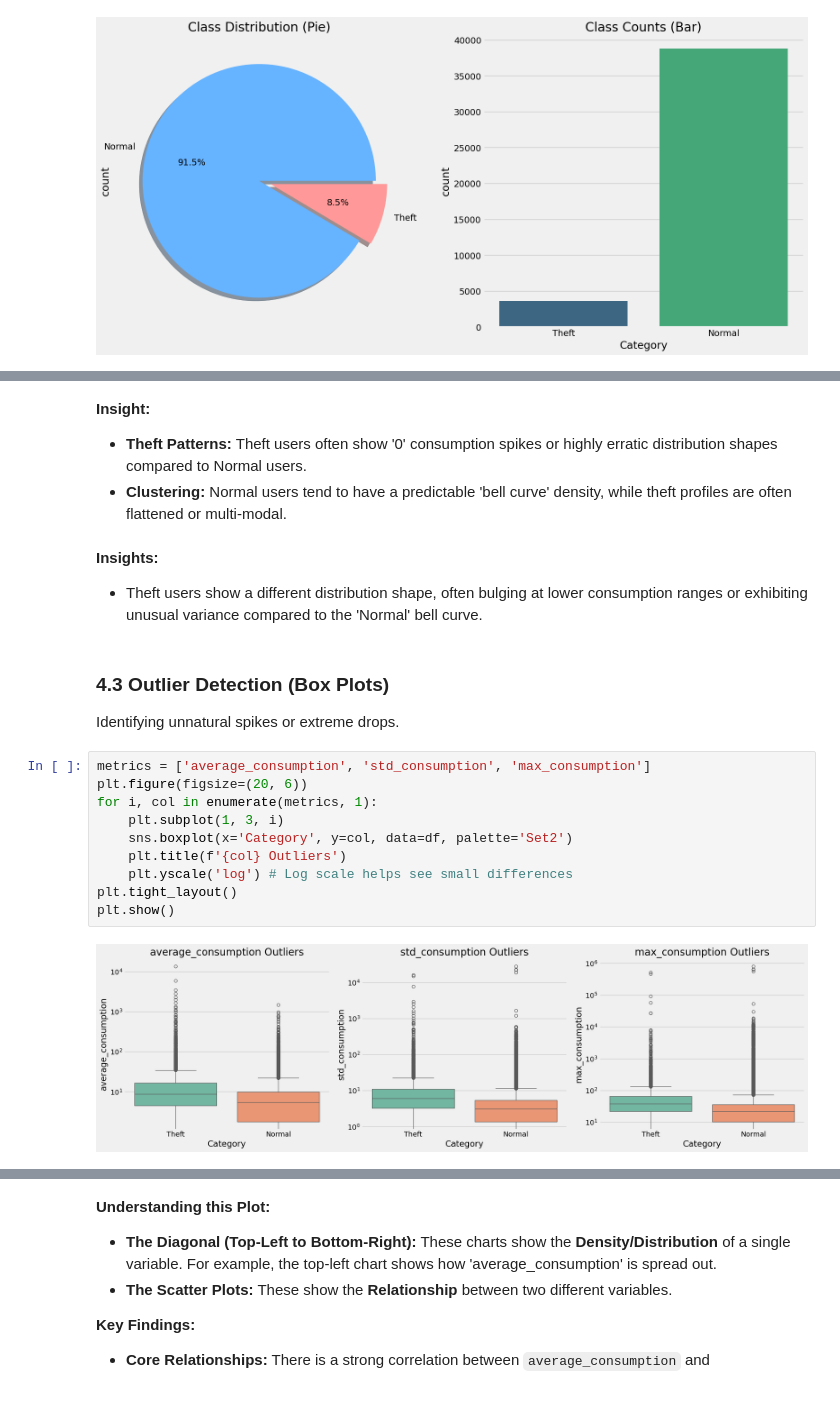
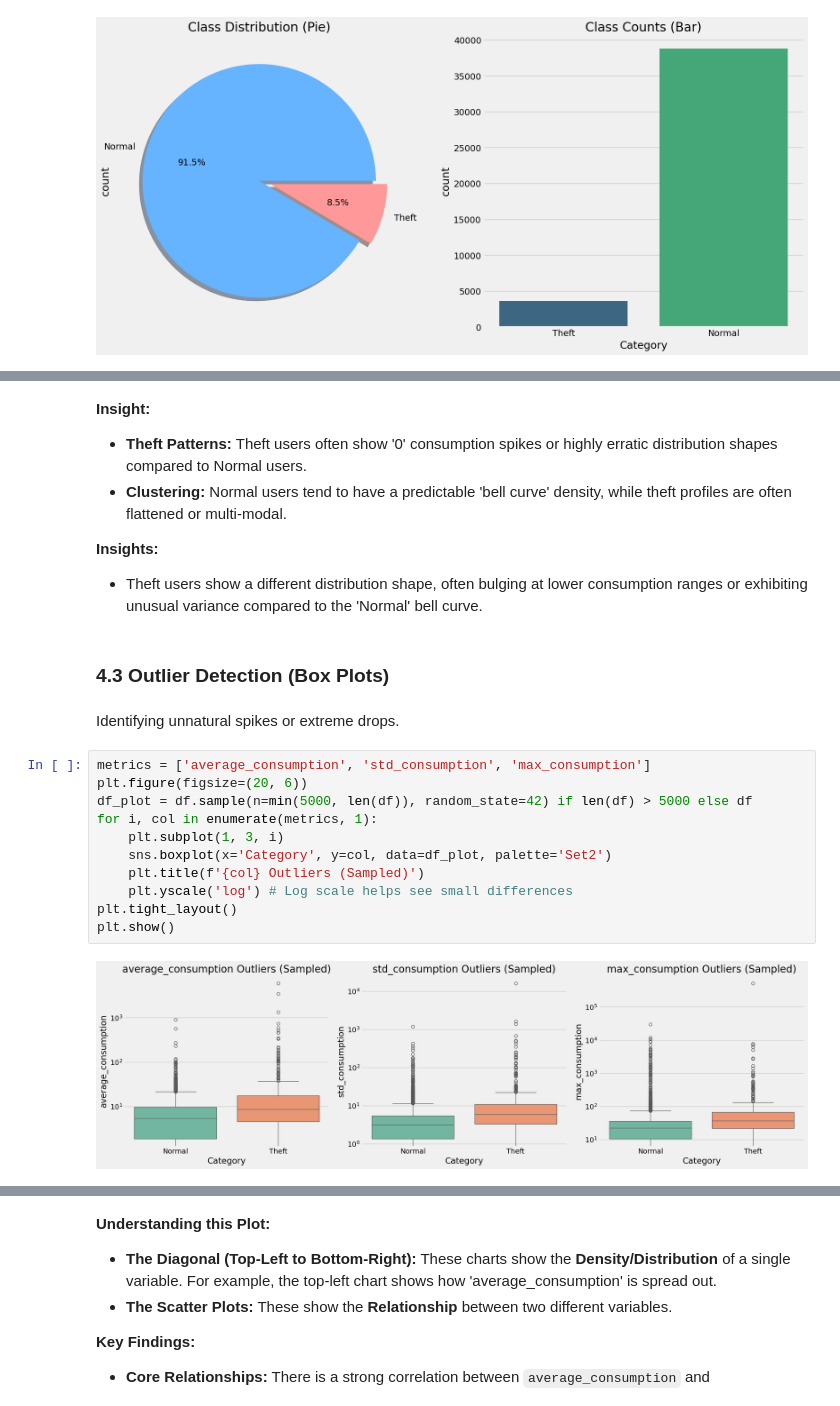
Before and after one commit to Sagnikkundu3397/electricity-theft-detection-ml, a Jupyter notebook: notebooks/EDA.ipynb, the cells around one changed output, grey strips where cells are left out. Drawn from its saved outputs; the diff is of its cells as text.

Commit message:
Optimize EDA notebook visualizations and fix formatting

```diff
--- a/notebooks/EDA.ipynb
+++ b/notebooks/EDA.ipynb
@@ -115,24 +125,26 @@ plt.show()
 **Insight:**
 - **Theft Patterns:** Theft users often show '0' consumption spikes or highly erratic distribution shapes compared to Normal users.
 - **Clustering:** Normal users tend to have a predictable 'bell curve' density, while theft profiles are often flattened or multi-modal.
+
+**Insights:**
+- Theft users show a different distribution shape, often bulging at lower consumption ranges or exhibiting unusual variance compared to the 'Normal' bell curve.
-# %% [markdown]
-**Insights:**
-- Theft users show a different distribution shape, often bulging at lower consumption ranges or exhibiting unusual variance compared to the 'Normal' bell curve.
 # %% [markdown]
 ### 4.3 Outlier Detection (Box Plots)
-Identifying unnatural spikes or extreme drops.
+# %% [markdown]
+Identifying unnatural spikes or extreme drops.
 # %%
 metrics = ['average_consumption', 'std_consumption', 'max_consumption']
 plt.figure(figsize=(20, 6))
+df_plot = df.sample(n=min(5000, len(df)), random_state=42) if len(df) > 5000 else df
 for i, col in enumerate(metrics, 1):
     plt.subplot(1, 3, i)
-    sns.boxplot(x='Category', y=col, data=df, palette='Set2')
-    plt.title(f'{col} Outliers')
+    sns.boxplot(x='Category', y=col, data=df_plot, palette='Set2')
+    plt.title(f'{col} Outliers (Sampled)')
     plt.yscale('log') # Log scale helps see small differences
 plt.tight_layout()
 plt.show()
 # %% [output]
-[figure, old version]
+[figure, new version]
 # %% [markdown]
 **Insight:**
 - **Extreme Values:** Theft cases often appear as 'outliers' in terms of Max and Standard Deviation.
```
Also changed, not shown: parts of 31 cells of this notebook, 2 other files.
